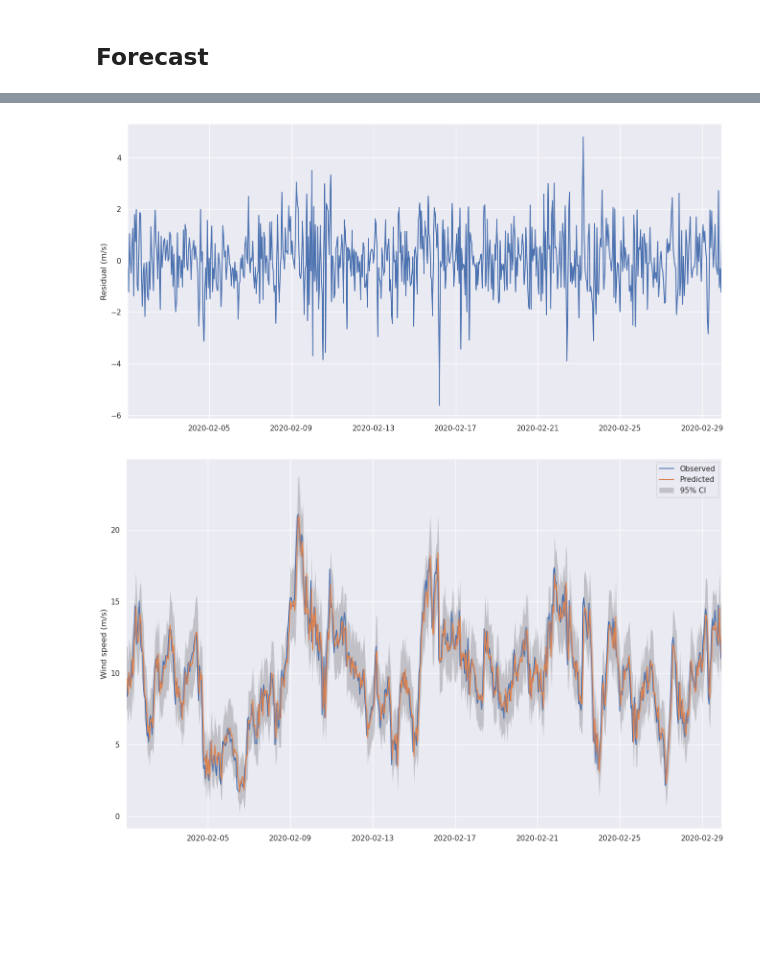
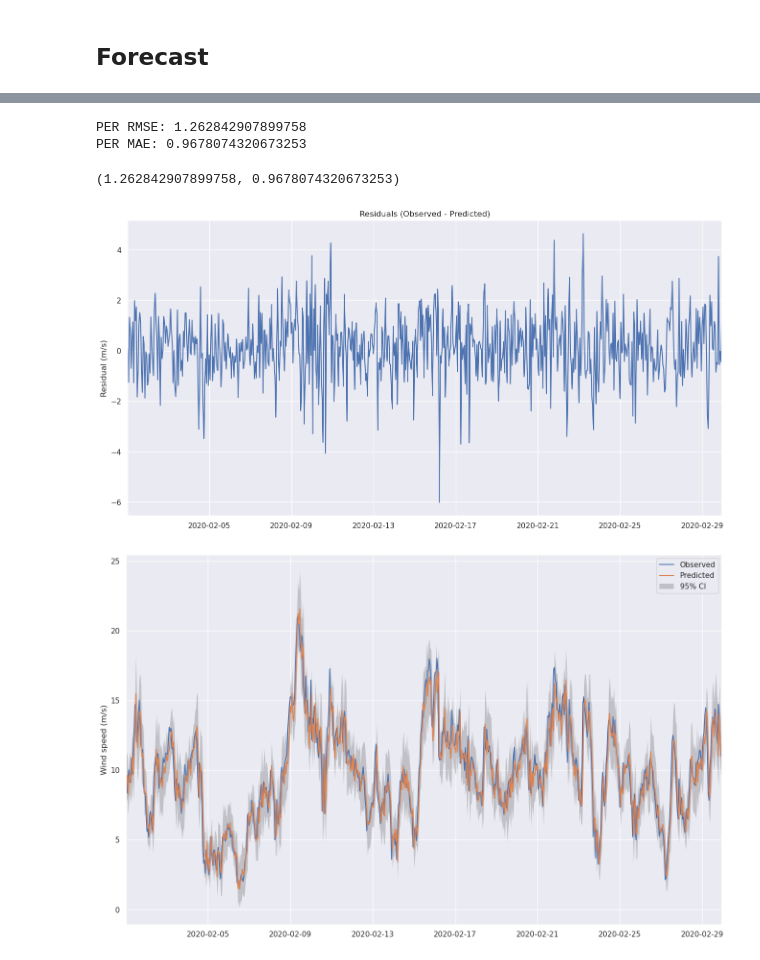
Before and after one commit to camirmas/REStats, a Jupyter notebook: REStats/notebooks/forecast.ipynb, the cells around one changed output, grey strips where cells are left out. Drawn from its saved outputs; the diff is of its cells as text; code cells hidden in the pictures; blank space fills up the shorter version.

Commit message:
Refactor backtest

```diff
--- a/REStats/notebooks/forecast.ipynb
+++ b/REStats/notebooks/forecast.ipynb
@@ -360,0 +310,12 @@ PER RMSE: 1.2619353670654
+# %%
+wt_train = wt[(wt.index >= "2020-01-01") & (wt.index < "2020-02-01")].copy()
+wt_test = wt[(wt.index >= "2020-02-01") & (wt.index < "2020-03-01")].copy()
+
+v_train = wt_train[["Wind speed"]].resample("H").mean()
+assert v_train["Wind speed"].isnull().sum() == 0 # sanity check
+v_test = wt_test[["Wind speed"]].resample("H").mean()
+assert v_test["Wind speed"].isnull().sum() == 0 # sanity check
+# %%
+forecasts_full, (fcast_rmse, fcast_mae) = backtest(v_train, v_test)
+
+forecasts_full.head()
@@ -361,21 +341,28 @@ PER RMSE: 1.2619353670654
+# %%
+calc_persistence(v_test["Wind speed"])
+# %% [output]
+PER RMSE: 1.262842907899758
+PER MAE: 0.9678074320673253
+(1.262842907899758, 0.9678074320673253)
 # %%
 arma_forecast_resid, ax = plt.subplots(figsize=(16, 8))
 ax.set_ylabel("Residual (m/s)")
 ax.set_xmargin(0)
+ax.set_title("Residuals (Observed - Predicted)")
 
-resid = v_tf_test.v[1:] - forecasts_full["mean"]
+resid = v_test["Wind speed"][1:] - forecasts_full["mean"]
 
 ax.plot(forecasts_full.index, resid)
 
 figs["arma_forecast_resid"] = arma_forecast_resid
 # %% [output]
-[figure, old version]
+[figure, new version]
 # %%
 arma_forecast_results, ax = plt.subplots(figsize=(16, 10))
 ax.set_xmargin(0)
 ax.set_ylabel("Wind speed (m/s)")
 
-ax.plot(v_tf_test.index[1:], v_tf_test.v[1:], label="Observed")
+ax.plot(v_test.index[1:], v_test[1:], label="Observed")
 ax.plot(forecasts_full.index, forecasts_full["mean"], label="Predicted")
 
 
@@ -390,7 +377,7 @@ ax.legend()
 
 figs["arma_forecast_results"] = arma_forecast_results
 # %% [output]
-[figure, old version]
+[figure, new version]
 # %%
 if SAVE_FIGS:
     save_figs(figs)
```
Also changed, not shown: parts of 22 cells of this notebook, 5 other files.
